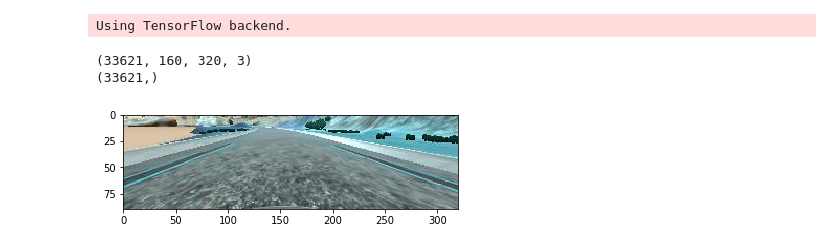
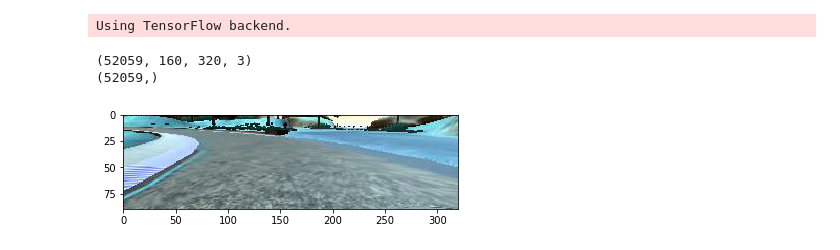
Before and after one commit to trimcao/sdcnd-p3-end-to-end-driving, a Jupyter notebook: train_model.ipynb, the cells around one changed output. Cells and saved outputs as stored; diff of their text form; code cells hidden in the pictures.

Commit message:
tested with more recovery data

```diff
--- a/train_model.ipynb
+++ b/train_model.ipynb
@@ -37,7 +37,7 @@ def get_data(path):
         # get steering data
         steering_center = float(line[3])
         # create adjusted steering measurements for the side camera images
-        correction = 0.25 # this is a parameter to tune
+        correction = 0.2 # this is a parameter to tune
         steering_left = steering_center + correction
         steering_right = steering_center - correction
         steering_angles.extend([steering_center, steering_left, steering_right])
@@ -49,21 +49,22 @@ def get_data(path):
 # X_train1, y_train1 = get_data('./data-1/')
 # X_train2, y_train2 = get_data('./data-2/')
 # X_train3, y_train3 = get_data('./data-3/')
-X_train, y_train = get_data('./data-4/')
+X_train4, y_train4 = get_data('./data-4/')
+X_train5, y_train5 = get_data('./data-5/')
 # %%
-X_train = np.concatenate((X_train1, X_train2, X_train4))
-y_train = np.concatenate((y_train1, y_train2, y_train4))
+X_train = np.concatenate((X_train4, X_train5))
+y_train = np.concatenate((y_train4, y_train5))
 # %%
 print(X_train.shape)
 print(y_train.shape)
 # %% [output]
-(33621, 160, 320, 3)
-(33621,)
+(52059, 160, 320, 3)
+(52059,)
 # %%
-plt.imshow(X_train[1500][50:-20,:,:])
+plt.imshow(X_train[10000][50:-20,:,:])
 plt.show()
 # %% [output]
-[figure, old version]
+[figure, new version]
 # %%
 # create a simple model
 input_shape = (160, 320, 3)
```
Also changed, not shown: parts of 2 cells of this notebook, 1 other file.
